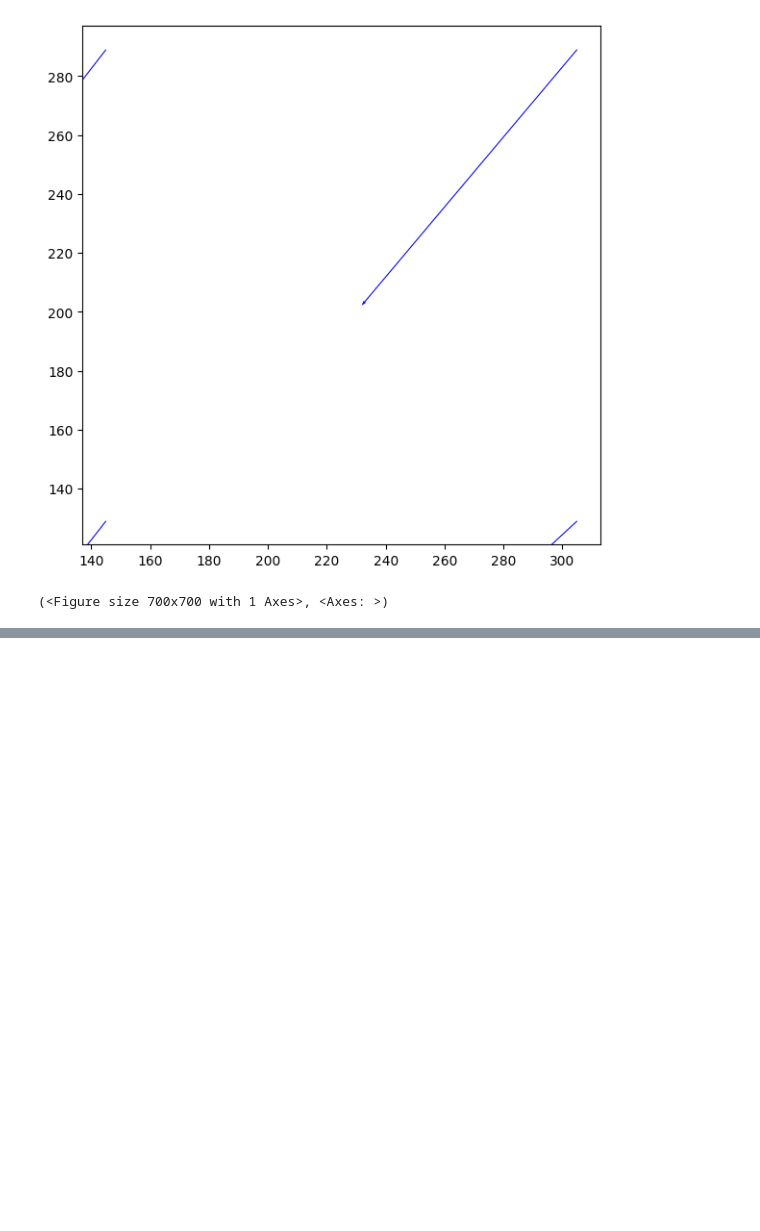
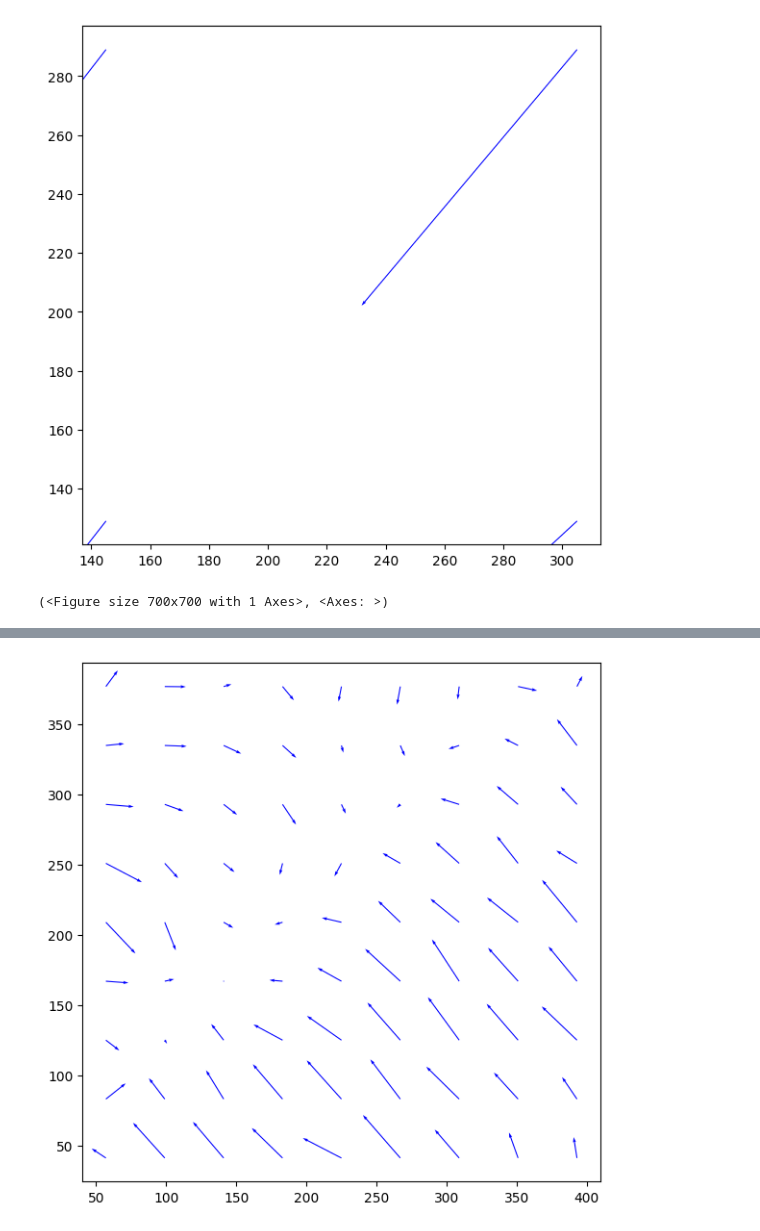
Before and after one commit to Herroda/Fly_TFM, a Jupyter notebook: notebooks/01_piv/preshift.ipynb, the cells around one changed output, grey strips where cells are left out. Cells and saved outputs as stored; diff of their text form; code cells hidden in the pictures; blank space fills up the shorter version.

Commit message:
add manual second pass

```diff
--- a/notebooks/01_piv/preshift.ipynb
+++ b/notebooks/01_piv/preshift.ipynb
@@ -168,0 +167,84 @@ napari.run()
+# %%
+# STEP 3: RUN FINER SECOND PASS
+
+# ------------------------------------------------------------------------------
+
+# SECTION PIV parameters (window_size - overlap = step_size)
+
+window_size = 64
+search_size = 74
+overlap = 32
+
+# window_size = 150
+# search_size = 160
+# overlap = 0
+
+# !SECTION
+
+# ------------------------------------------------------------------------------
+
+# SECTION Run the actual PIV
+
+u_1, v_1, sig2noise = pyprocess.extended_search_area_piv(
+    warped_ref2.astype(np.int32), # first image
+    bottom_left_corner_unstressed_reference.astype(np.int32), # second image
+    window_size=window_size,
+    overlap=overlap,
+    dt=1,
+    search_area_size=search_size,
+    sig2noise_method='peak2peak'
+)
+
+# !SECTION
+
+# ------------------------------------------------------------------------------
+
+# SECTION Postprocessing
+
+# Get mask of vectors, 0 = above threshold, 1 = below threshold
+invalid_mask = validation.sig2noise_val(
+    sig2noise,
+    threshold=1.3
+)
+
+# Replace outliers with local mean
+u_1_filtered, v_1_filtered = filters.replace_outliers(
+    u_1,
+    v_1,
+    invalid_mask,
+    method='localmean',
+    max_iter=3,
+    kernel_size=2
+)
+
+# Get x y coords of center of interrogation windows
+x_1, y_1 = pyprocess.get_coordinates(
+    image_size=bottom_left_corner_sitting_reference.shape,
+    search_area_size=search_size,
+    overlap=overlap
+)
+
+# Flip coords so that origin is bottom left corner
+x_1_flipped, y_1_flipped, u_1_flipped, v_1_flipped = tools.transform_coordinates(
+    x_1,
+    y_1,
+    u_1_filtered,
+    v_1_filtered
+)
+
+# Save
+tools.save('second_pass_results.txt', x_1_flipped, y_1_flipped, u_1_flipped, v_1_flipped, invalid_mask)
+
+# !SECTION
+
+# --- Visualize ---
+fig, ax = plt.subplots(figsize=(7, 7))
+tools.display_vector_field(
+    pathlib.Path('second_pass_results.txt'),
+    ax=ax,
+    scaling_factor=1,
+    scale=10,
+    width=0.002,
+)
+# %% [output]
+[figure, added]
```
Also changed, not shown: parts of 3 cells of this notebook, 1 other file.
